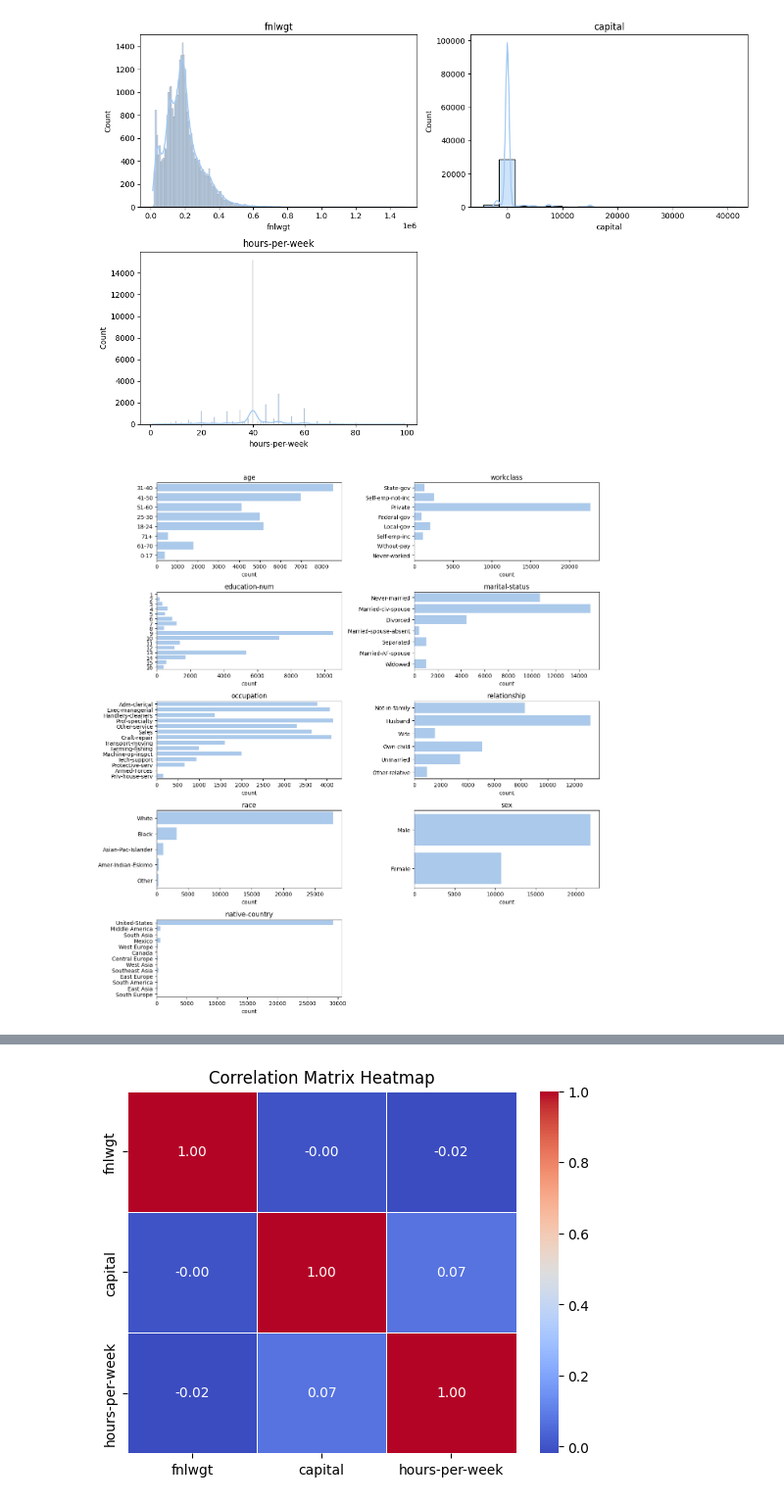
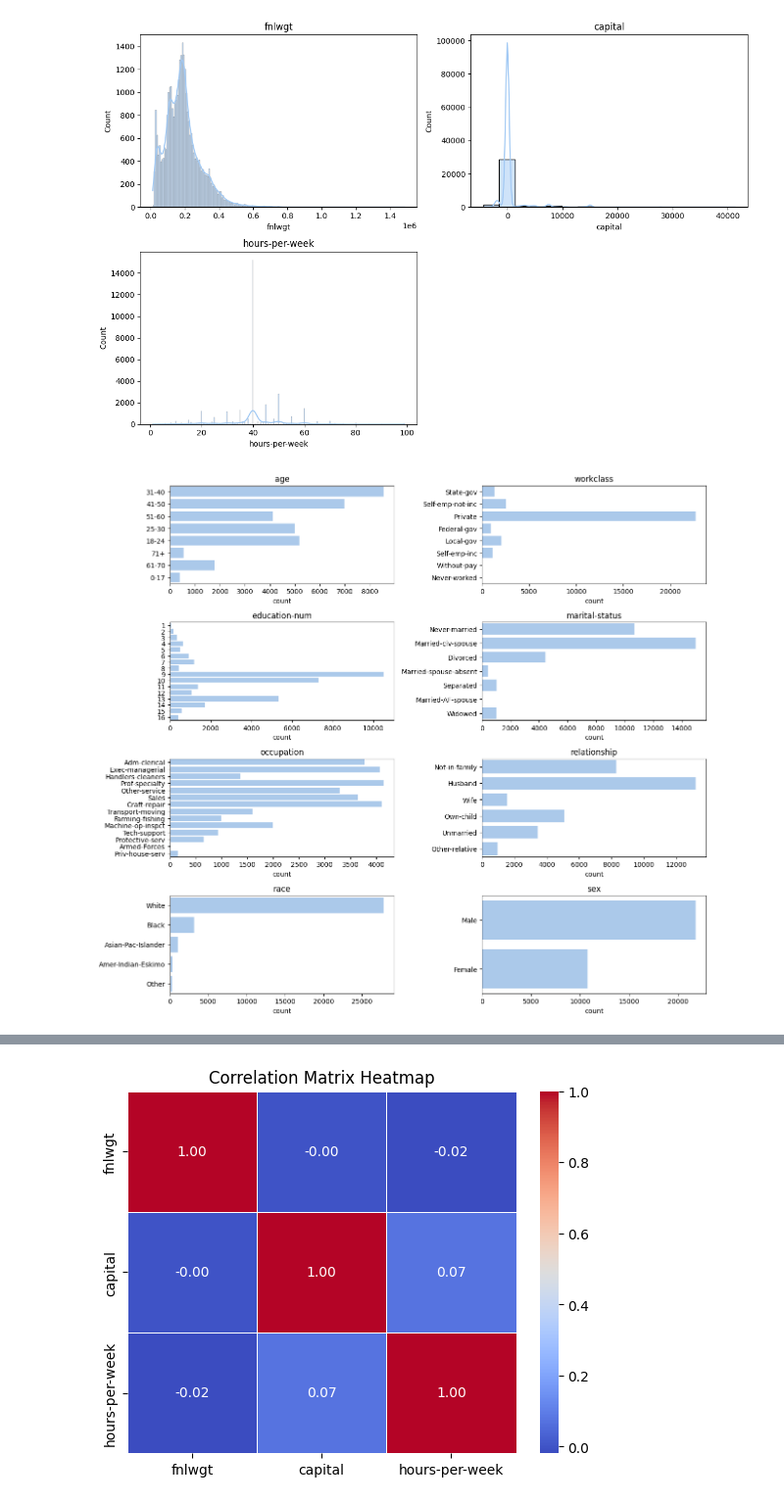
Before and after one commit to Staszek15/Data-Mining-Project, a Jupyter notebook: adults_analyze.ipynb, the cells around one changed output, grey strips where cells are left out. Shown at 98% size. Saved outputs shown, nothing was run; the diff lists cells and outputs as text; code cells hidden in the pictures.

```diff
--- a/adults_analyze.ipynb
+++ b/adults_analyze.ipynb
@@ -19,8 +20,7 @@ def count_compare_plot(df, column, compare_column, stat="count", rotation=0, ord
     plt.legend()
     plt.show()
 # %%
-file_path = 'adults_data\\adult_clean.csv'   #mamy tez csv
-#file_path = 'path for karolcia'
+file_path = Path('adults_data','adult_clean.csv')
 # %%
 column_names = ["age","workclass","fnlwgt", "education-num", "marital-status", "occupation",
                 "relationship", "race", "sex", "capital", "hours-per-week", "native-country", "income"]
@@ -124,12 +124,14 @@ plt.show()
 # %%
 categorical_features = ['age','workclass', 'education-num', 'marital-status', 'occupation', 'relationship', 'race', 'sex', 'native-country']
 plt.figure(figsize=(13, 14))
+#plots without country
 for i, feature in enumerate(categorical_features, 1):
-    plt.subplot(5, 2, i)
-    sns.countplot(data=df, y=feature)       # can do stat="percent"
-    plt.title(feature)
-    plt.ylabel(None)
+    if i < len(categorical_features):
+        plt.subplot(5, 2, i)
+        sns.countplot(data=df, y=feature)       # can do stat="percent"
+        plt.title(feature)
+        plt.ylabel(None)
 plt.tight_layout()
 plt.show()
 # %% [output]
-[figure, old version]
+[figure, new version]
```
Also changed, not shown: parts of 4 cells of this notebook, 7 other files.
